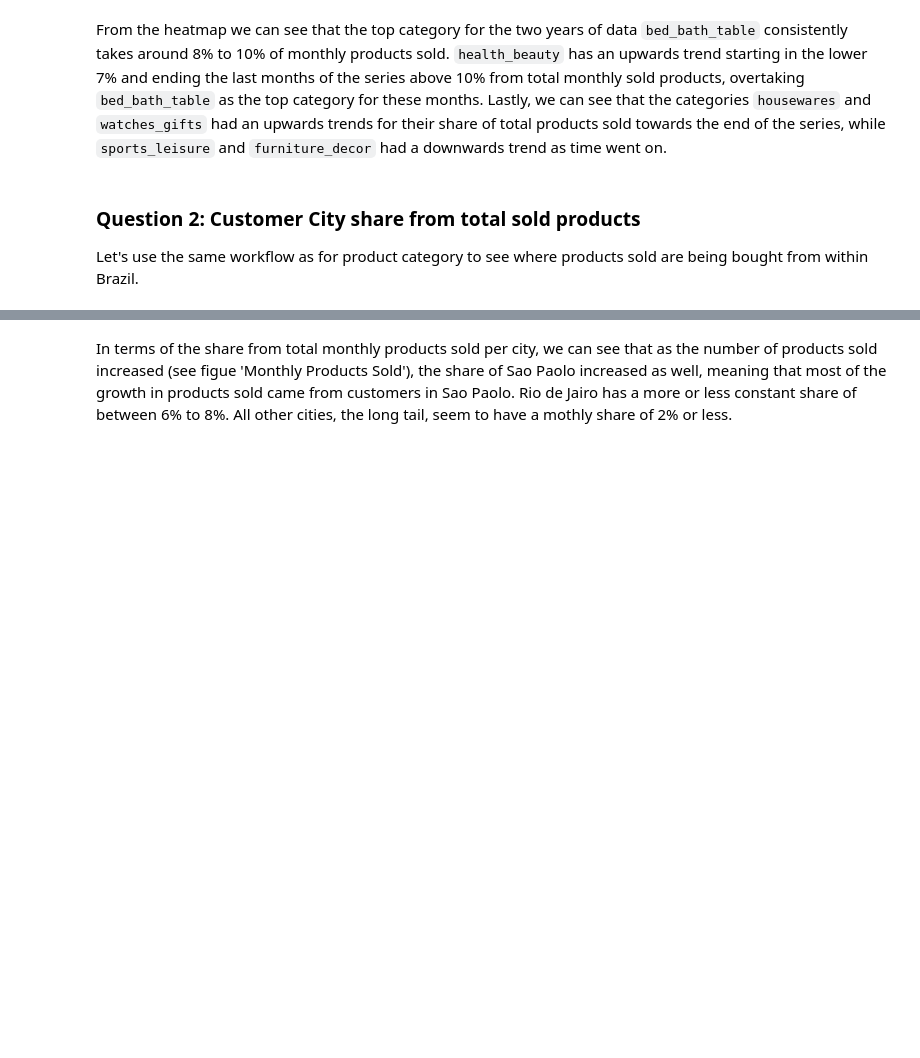
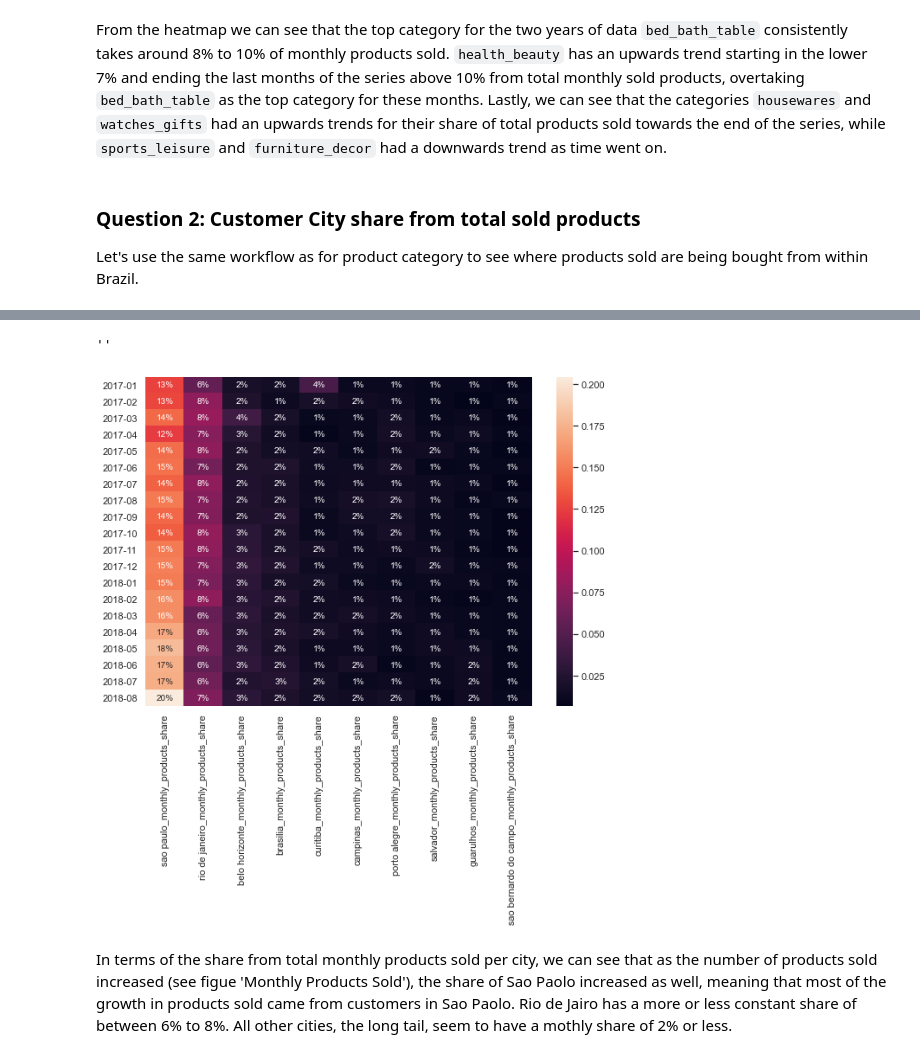
Before and after one commit to edson-github/udacity_ds_nanodg_blog_post, a Jupyter notebook: olist_ecommerce_eda/eda.ipynb, the cells around one changed output, grey strips where cells are left out. Cells and saved outputs as stored; diff of their text form; code cells hidden in the pictures; blank space fills up the shorter version.

```diff
--- a/olist_ecommerce_eda/eda.ipynb
+++ b/olist_ecommerce_eda/eda.ipynb
@@ -794,5 +899,5 @@ customer_city_product_counts[:10]
 # %%
-top_cities = (customer_city_product_counts[customer_city_product_counts['cummulative_share'] <= 0.36]).index.tolist()
+top_cities = (customer_city_product_counts[customer_city_product_counts['cumulative_share'] <= 0.36]).index.tolist()
 city_products_monthly_copy = products_monthly.copy(deep=True)
 for city in top_cities:
     city_df = customer_city_daily_df[customer_city_daily_df['customer_city']==city]
@@ -800,18 +905,21 @@ for city in top_cities:
     city_count_column = f"{city}_monthly_products"
     city_monthly_df.columns = [city_count_column]
     city_products_monthly_copy = city_products_monthly_copy.merge(city_monthly_df, how='left', left_index=True, right_index=True)
-    city_monthly_share = (city_monthly_df[city_count_column] / city_products_monthly_copy['monthly_total_products']) * 100
+    city_monthly_share = (city_monthly_df[city_count_column] / city_products_monthly_copy['monthly_total_products'])
     city_products_monthly_copy[f"{city}_monthly_products_share"] = city_monthly_share
     city_monthly_share = pd.DataFrame(city_monthly_share, columns=[f"{city}_monthly_products_share"])
 #     plot_cols(city_monthly_share, city_monthly_share.columns.to_list(), "% from total", f"City = {city} Monthly Share from Total Products Sold")
 # %%
 try:
     city_products_monthly_copy.index = city_products_monthly_copy.index.strftime('%Y-%m')
 except AttributeError:
     pass
 fig, ax = plt.subplots(figsize=(10, 7))
-sns.heatmap(city_products_monthly_copy.drop(columns=['monthly_total_products']).filter(like='_share', axis=1), yticklabels=True, annot=True, ax=ax)
+sns.heatmap(city_products_monthly_copy.drop(columns=['monthly_total_products']).filter(like='_share', axis=1), yticklabels=True, fmt='.0%', annot=True, ax=ax)
 plt.savefig("graphs_tables/top10_cities_monthly_share_products_heatmap.png")
 ;
+# %% [output]
+''
+[figure, added]
 # %% [markdown]
 In terms of the share from total monthly products sold per city, we can see that as the number of products sold increased (see figue 'Monthly Products Sold'), the share of Sao Paolo increased as well, meaning that most of the growth in products sold came from customers in Sao Paolo. Rio de Jairo has a more or less constant share of between 6% to 8%. All other cities, the long tail, seem to have a mothly share of 2% or less.
```
Also changed, not shown: parts of 49 cells of this notebook, 12 other files.
